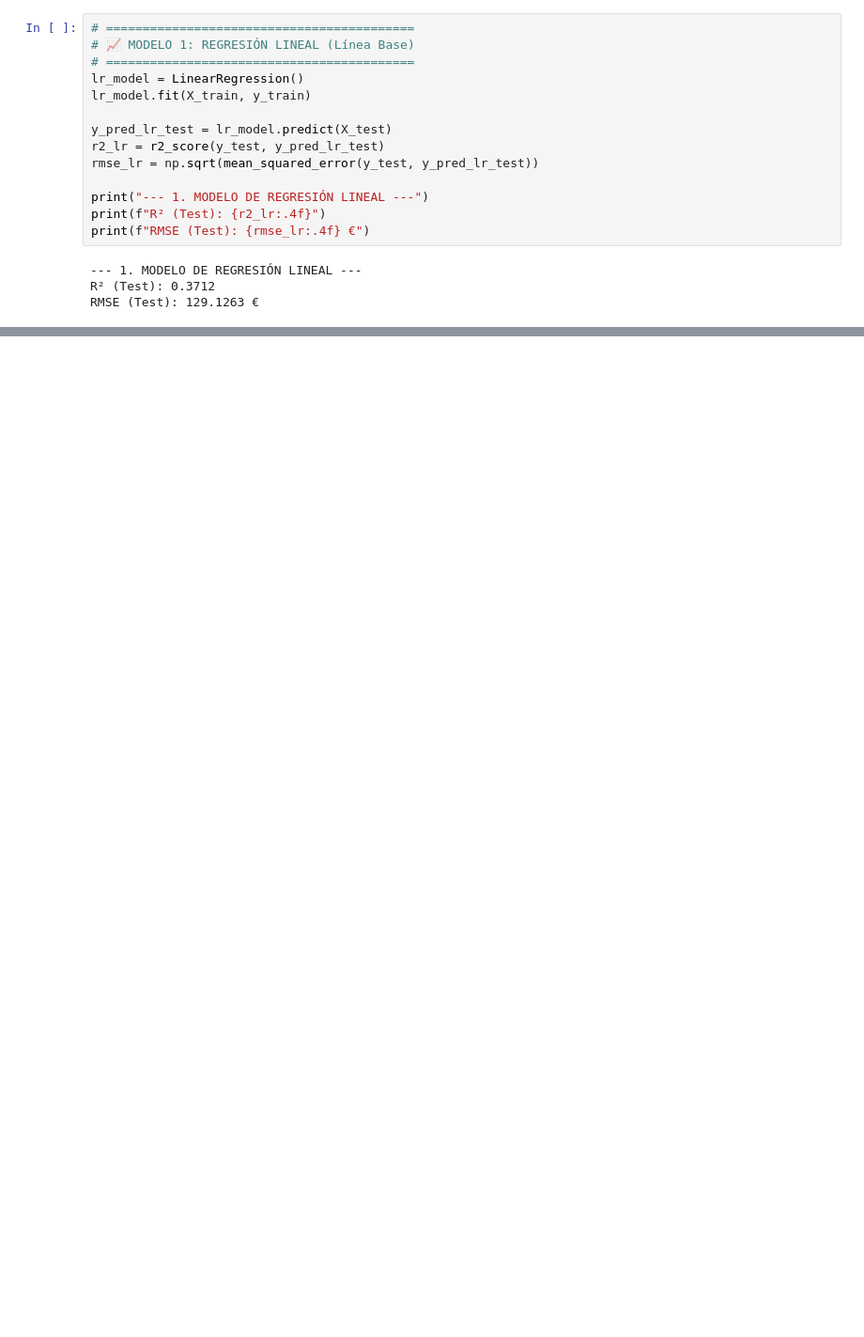
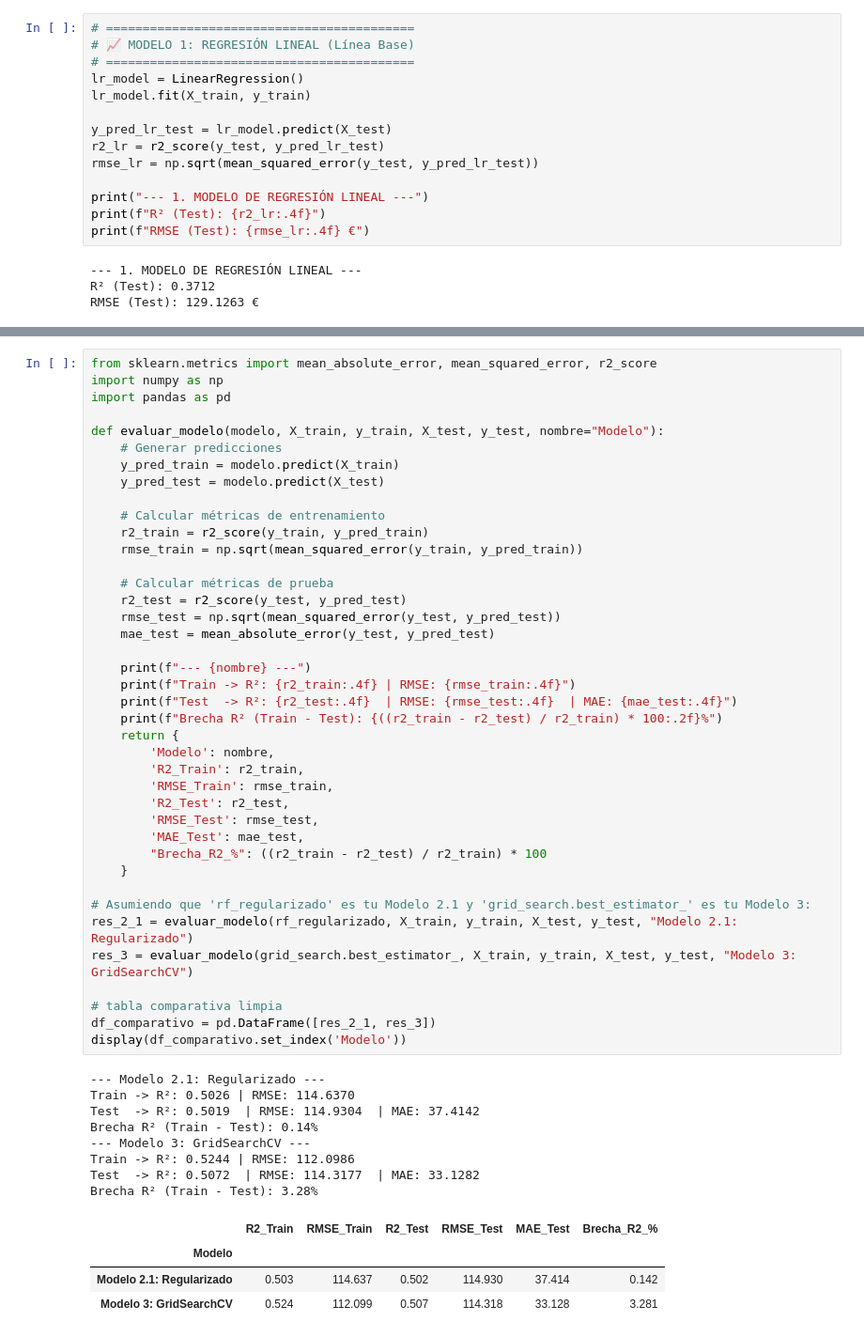
Before and after one commit to Bootcamp-DA-P3/Proyecto_Regresion_Vinos_Espana_Tania, a Jupyter notebook: notebooks/01_eda_y_modelado.ipynb, the cells around one changed output, grey strips where cells are left out. Shown at 94% size. Cells and saved outputs as stored; diff of their text form; blank space fills up the shorter version.

Commit message:
Se ajusta modelo de regresion de notebook

```diff
--- a/notebooks/01_eda_y_modelado.ipynb
+++ b/notebooks/01_eda_y_modelado.ipynb
@@ -355,3 +496,56 @@ RMSE (Test): 117.4562 €
+# %%
+from sklearn.metrics import mean_absolute_error, mean_squared_error, r2_score
+import numpy as np
+import pandas as pd
+
+def evaluar_modelo(modelo, X_train, y_train, X_test, y_test, nombre="Modelo"):
+    # Generar predicciones
+    y_pred_train = modelo.predict(X_train)
+    y_pred_test = modelo.predict(X_test)
+
+    # Calcular métricas de entrenamiento
+    r2_train = r2_score(y_train, y_pred_train)
+    rmse_train = np.sqrt(mean_squared_error(y_train, y_pred_train))
+
+    # Calcular métricas de prueba
+    r2_test = r2_score(y_test, y_pred_test)
+    rmse_test = np.sqrt(mean_squared_error(y_test, y_pred_test))
+    mae_test = mean_absolute_error(y_test, y_pred_test)
+
+    print(f"--- {nombre} ---")
+    print(f"Train -> R²: {r2_train:.4f} | RMSE: {rmse_train:.4f}")
+    print(f"Test  -> R²: {r2_test:.4f}  | RMSE: {rmse_test:.4f}  | MAE: {mae_test:.4f}")
+    print(f"Brecha R² (Train - Test): {((r2_train - r2_test) / r2_train) * 100:.2f}%")
+    return {
+        'Modelo': nombre,
+        'R2_Train': r2_train,
+        'RMSE_Train': rmse_train,
+        'R2_Test': r2_test,
+        'RMSE_Test': rmse_test,
+        'MAE_Test': mae_test,
+        "Brecha_R2_%": ((r2_train - r2_test) / r2_train) * 100
+    }
+
+# Asumiendo que 'rf_regularizado' es tu Modelo 2.1 y 'grid_search.best_estimator_' es tu Modelo 3:
+res_2_1 = evaluar_modelo(rf_regularizado, X_train, y_train, X_test, y_test, "Modelo 2.1: Regularizado")
+res_3 = evaluar_modelo(grid_search.best_estimator_, X_train, y_train, X_test, y_test, "Modelo 3: GridSearchCV")
+
+# tabla comparativa limpia
+df_comparativo = pd.DataFrame([res_2_1, res_3])
+display(df_comparativo.set_index('Modelo'))
+# %% [output]
+--- Modelo 2.1: Regularizado ---
+Train -> R²: 0.5026 | RMSE: 114.6370
+Test  -> R²: 0.5019  | RMSE: 114.9304  | MAE: 37.4142
+Brecha R² (Train - Test): 0.14%
+--- Modelo 3: GridSearchCV ---
+Train -> R²: 0.5244 | RMSE: 112.0986
+Test  -> R²: 0.5072  | RMSE: 114.3177  | MAE: 33.1282
+Brecha R² (Train - Test): 3.28%
+|  | R2_Train | RMSE_Train | R2_Test | RMSE_Test | MAE_Test | Brecha_R2_% |
+| Modelo |  |  |  |  |  |  |
+| Modelo 2.1: Regularizado | 0.503 | 114.637 | 0.502 | 114.930 | 37.414 | 0.142 |
+| Modelo 3: GridSearchCV | 0.524 | 112.099 | 0.507 | 114.318 | 33.128 | 3.281 |
 # %%
 # ==========================================
 # 💾 GUARDAR EL MODELO FINAL SELECCIONADO
```
Also changed, not shown: parts of 14 cells of this notebook.
